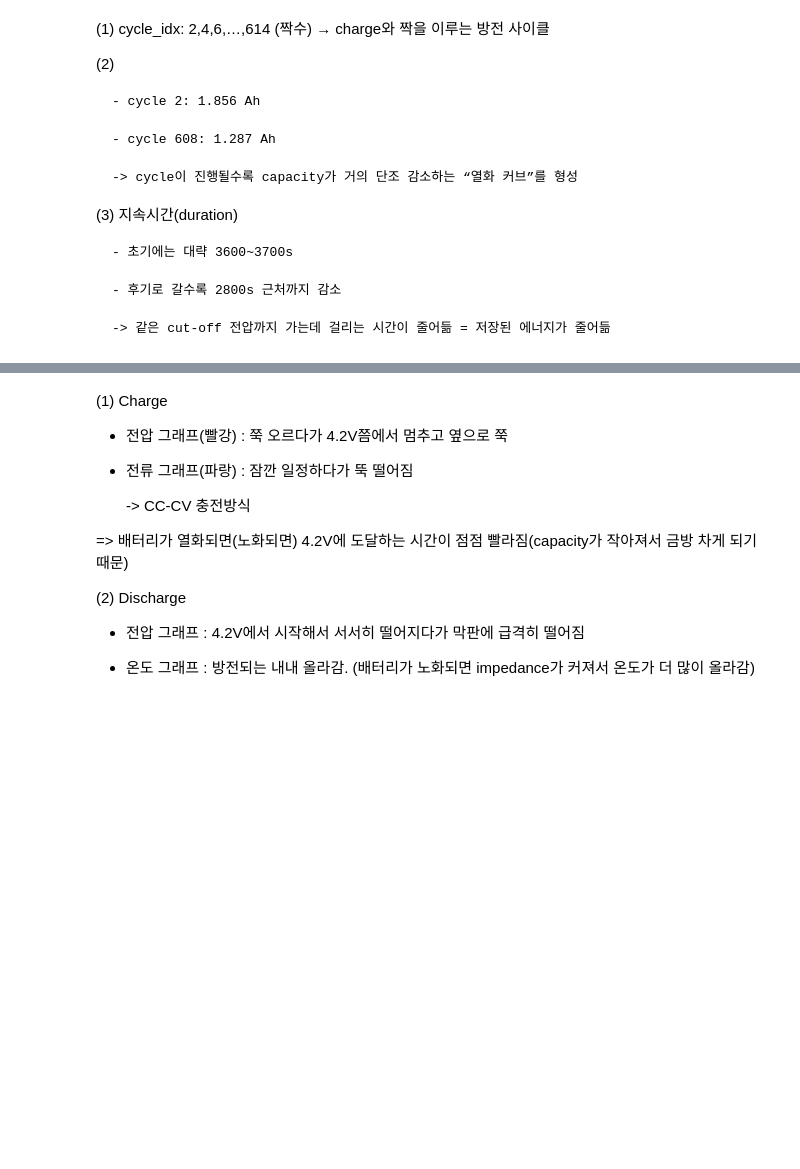
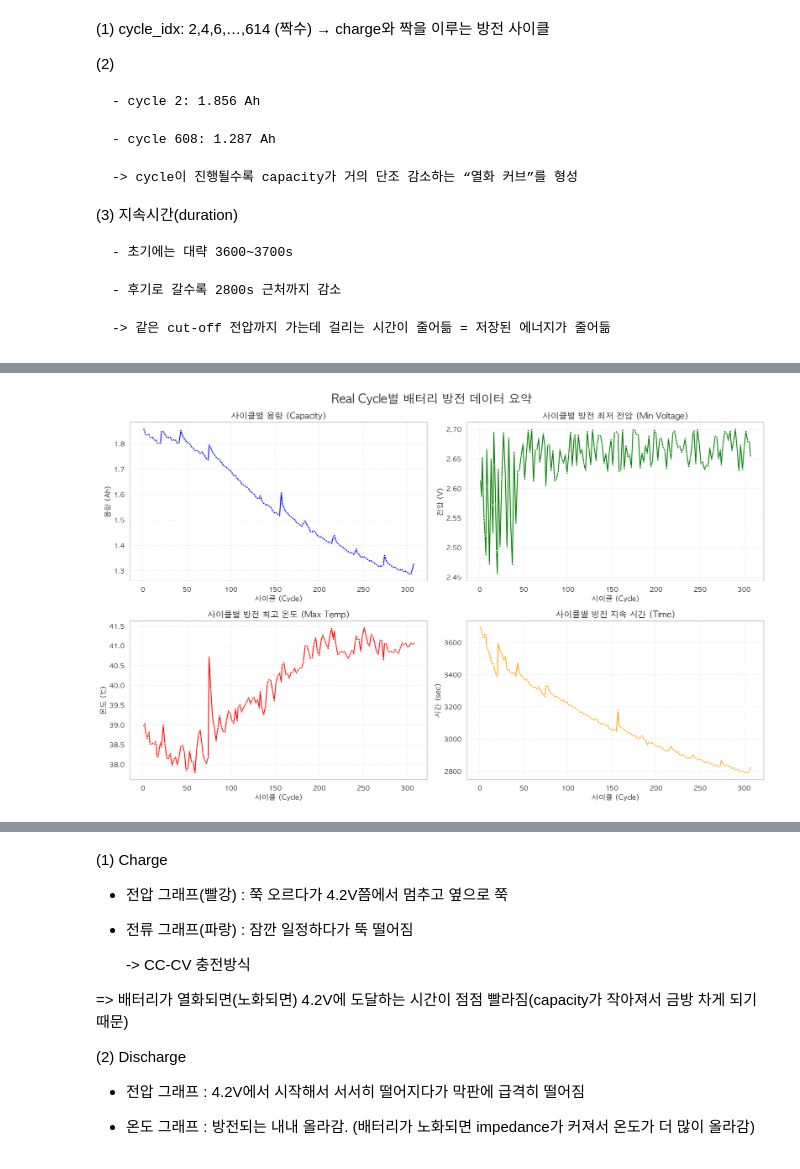
Before and after one commit to kk082911/project, a Jupyter notebook: basic analysis.ipynb, the cells around one changed output, grey strips where cells are left out. Saved outputs shown, nothing was run; the diff lists cells and outputs as text; code cells hidden in the pictures; blank space fills up the shorter version.

```diff
--- a/basic analysis.ipynb
+++ b/basic analysis.ipynb
@@ -376,3 +497,18 @@ cycle_stats.describe()
     - 후기로 갈수록 2800s 근처까지 감소
 
     -> 같은 cut-off 전압까지 가는데 걸리는 시간이 줄어듦 = 저장된 에너지가 줄어듦
+# %%
+# Discharge 데이터 real_cycle별로 요약
+discharge_summary = discharge.groupby('real_cycle').agg({
+    'Capacity': 'max',                # 용량 (한 사이클 내에서는 값이 같음)
+    'Voltage_measured': 'min',        # 방전 끝날 때 전압 (얼마나 낮게까지 방전됐나 = 방전 심도)
+    'Temperature_measured': 'max',    # 방전 중 최대 온도
+    'Time': 'max'                     # 방전 지속 시간 (capacity와 직결)
+}).rename(columns={
+    'Capacity': 'capacity',
+    'Voltage_measured': 'dis_volt_min',
+    'Temperature_measured': 'dis_temp_max',
+    'Time': 'dis_time'
+})
+
+discharge_summary
@@ -378,0 +530,43 @@ cycle_stats.describe()
+# %%
+sns.set_theme(style="white", font=plt.rcParams['font.family'])
+fig, axes = plt.subplots(2, 2, figsize=(16, 10))
+fig.suptitle('Real Cycle별 배터리 방전 데이터 요약', fontsize=20)
+grid_style = {'visible': True, 'linestyle': '--', 'alpha': 0.3}
+
+# 용량 (Capacity)
+sns.lineplot(ax=axes[0, 0], data=discharge_summary, x='real_cycle', y='capacity', color='blue', marker='.')
+axes[0, 0].set_title('사이클별 용량 (Capacity)', fontsize=14)
+axes[0, 0].set_xlabel('사이클 (Cycle)', fontsize=12)
+axes[0, 0].set_ylabel('용량 (Ah)', fontsize=12)
+axes[0, 0].grid(**grid_style)
+
+#  방전 종지 전압 (Min Voltage) - 깊게 방전된 정도
+sns.lineplot(ax=axes[0, 1], data=discharge_summary, x='real_cycle', y='dis_volt_min', color='green', marker='.')
+axes[0, 1].set_title('사이클별 방전 최저 전압 (Min Voltage)', fontsize=14)
+axes[0, 1].set_xlabel('사이클 (Cycle)', fontsize=12)
+axes[0, 1].set_ylabel('전압 (V)', fontsize=12)
+axes[0, 1].grid(**grid_style)
+
+# 방전 중 최고 온도 (Max Temperature)
+sns.lineplot(ax=axes[1, 0], data=discharge_summary, x='real_cycle', y='dis_temp_max', color='red', marker='.')
+axes[1, 0].set_title('사이클별 방전 최고 온도 (Max Temp)', fontsize=14)
+axes[1, 0].set_xlabel('사이클 (Cycle)', fontsize=12)
+axes[1, 0].set_ylabel('온도 (℃)', fontsize=12)
+axes[1, 0].grid(**grid_style)
+
+# 방전 시간 (Discharge Time)
+sns.lineplot(ax=axes[1, 1], data=discharge_summary, x='real_cycle', y='dis_time', color='orange', marker='.')
+axes[1, 1].set_title('사이클별 방전 지속 시간 (Time)', fontsize=14)
+axes[1, 1].set_xlabel('사이클 (Cycle)', fontsize=12)
+axes[1, 1].set_ylabel('시간 (sec)', fontsize=12)
+axes[1, 1].grid(**grid_style)
+
+for ax in axes.flatten():
+    for spine in ax.spines.values():
+        spine.set_linewidth(0.5)
+        spine.set_color('gray')
+
+plt.tight_layout()
+plt.show()
+# %% [output]
+[figure, added]
```
Also changed, not shown: parts of 24 cells of this notebook, 1 other file.
